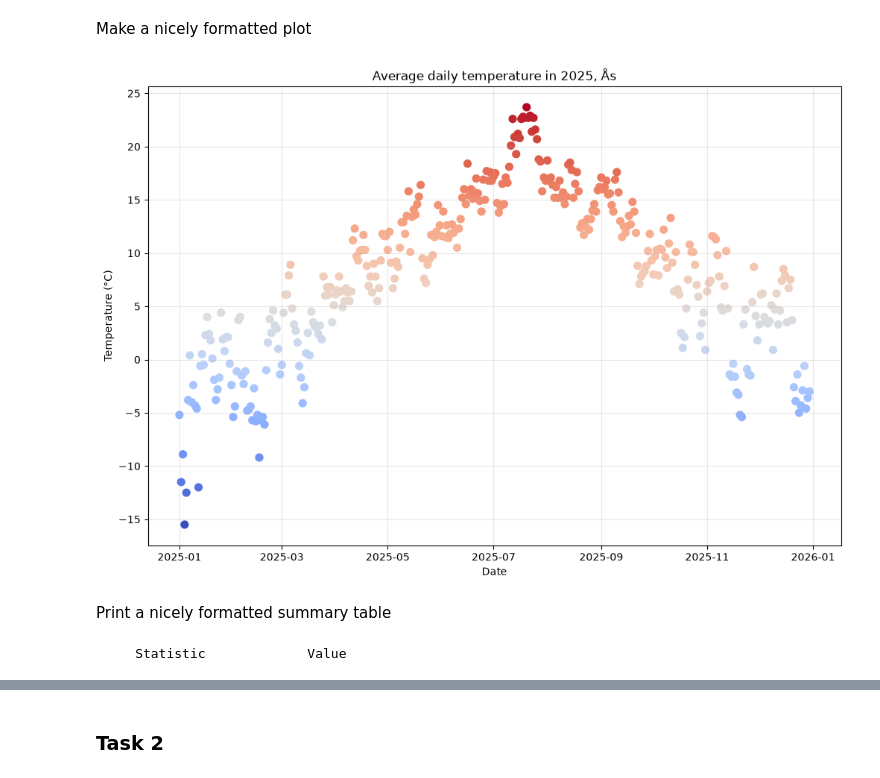
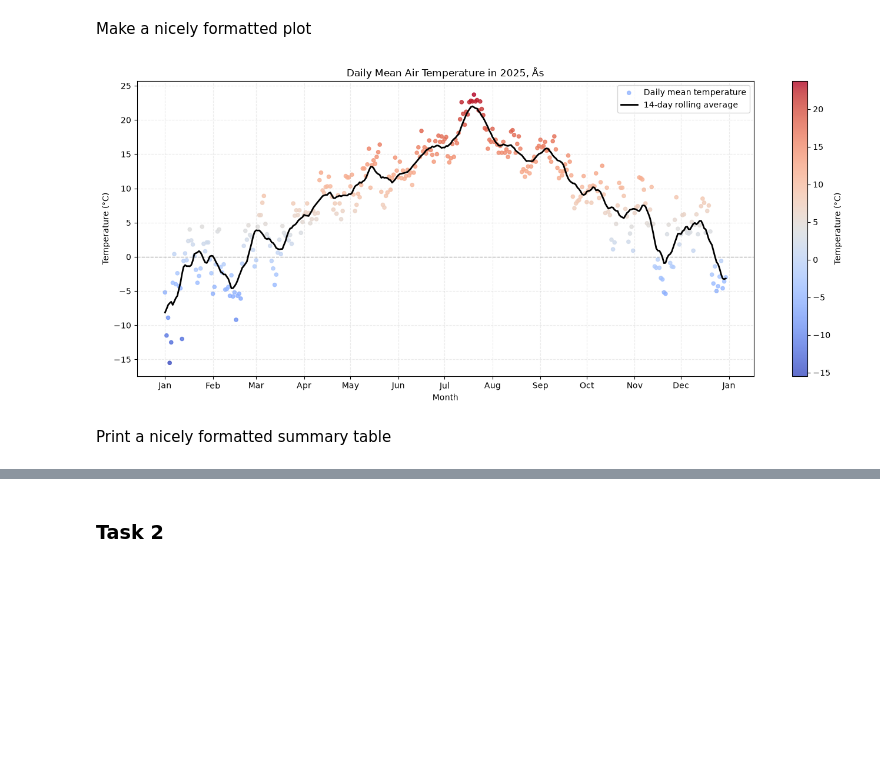
Before and after one commit to Behanix/inf201-deliverables, a Jupyter notebook: deliverable_1.ipynb, the cells around one changed output, grey strips where cells are left out. Saved outputs shown, nothing was run; the diff lists cells and outputs as text; code cells hidden in the pictures; blank space fills up the shorter version.

Commit message:
Polish task 1
Improve graphics to make them more readable and nice.

Remove redundant files to keep the repository clean.

```diff
--- a/deliverable_1.ipynb
+++ b/deliverable_1.ipynb
@@ -112,31 +142,65 @@ df = df[df["timeOffset"] == "PT0H"]
 # %% [markdown]
 Make a nicely formatted plot
 # %%
-plt.figure(figsize=(12, 8))
-temp_fig = plt.scatter(x=df['referenceTime'],
-                       y=df['value'],
-                       c=df['value'],
-                       cmap='coolwarm',
-                       s=50)
+plt.figure(figsize=(14, 6))
 
-plt.grid(True, alpha=0.3)
-plt.xlabel('Date')
+# Calculate 14-day rolling average
+df["rolling_mean"] = df["value"].rolling(
+    window=14,
+    center=True,
+    min_periods=1
+).mean()
+
+# Color-coded daily temperatures
+scatter = plt.scatter(
+    x=df["referenceTime"],
+    y=df["value"],
+    c=df["value"],
+    cmap="coolwarm",
+    s=20,
+    alpha=0.8,
+    label="Daily mean temperature"
+)
+
+# Smoothed temperature curve
+plt.plot(
+    df["referenceTime"],
+    df["rolling_mean"],
+    color="black",
+    linewidth=2,
+    label="14-day rolling average",
+    zorder=3
+)
+
+# Colorbar
+plt.colorbar(scatter, label="Temperature (°C)")
+
+# Zero-degree reference
+plt.axhline(
+    0,
+    color="gray",
+    linestyle="--",
+    linewidth=1,
+    alpha=0.5
+)
+
+# Format dates
+plt.gca().xaxis.set_major_locator(mdates.MonthLocator())
+plt.gca().xaxis.set_major_formatter(mdates.DateFormatter("%b"))
+
+# Labels
+plt.title('Daily Mean Air Temperature in 2025, Ås')
+plt.xlabel('Month')
 plt.ylabel('Temperature (°C)')
-plt.title('Average daily temperature in 2025, Ås')
+
+# Styling
+plt.grid(True, linestyle='--', alpha=0.25)
+plt.legend()
+plt.tight_layout()
+
 plt.show()
 # %% [output]
-[figure, old version]
+[figure, new version]
 # %% [markdown]
 Print a nicely formatted summary table
-# %%
-stats = df["value"].agg(["mean", "median", "min", "max"])
-
-print(
-    f"{"Statistic":^20}{"Value":^20}\n"
-    f"stats"
-    f""
-    f""
-)
-# %% [output]
-     Statistic             Value
 # %%
```
Also changed, not shown: parts of 7 cells of this notebook, 2 other files.
